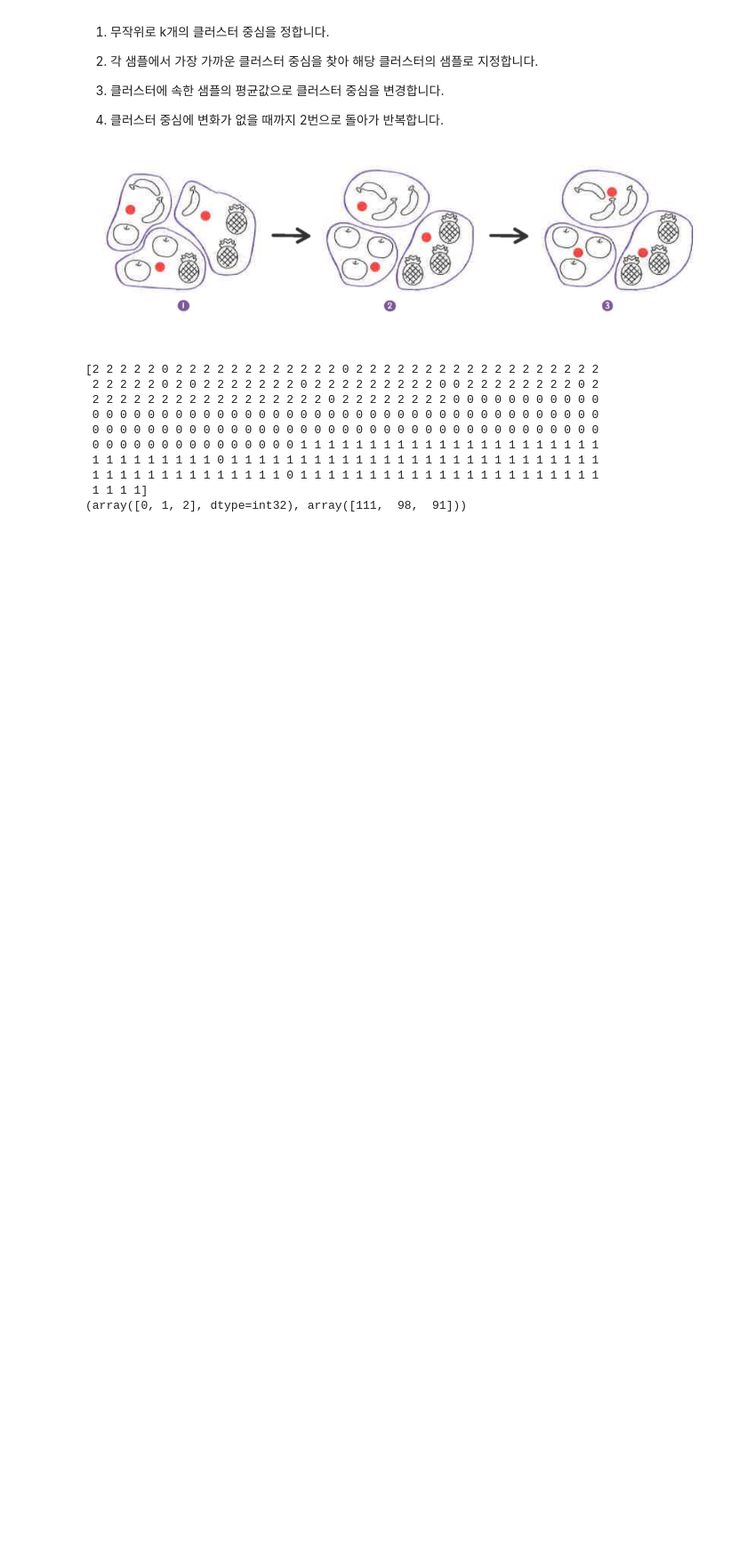
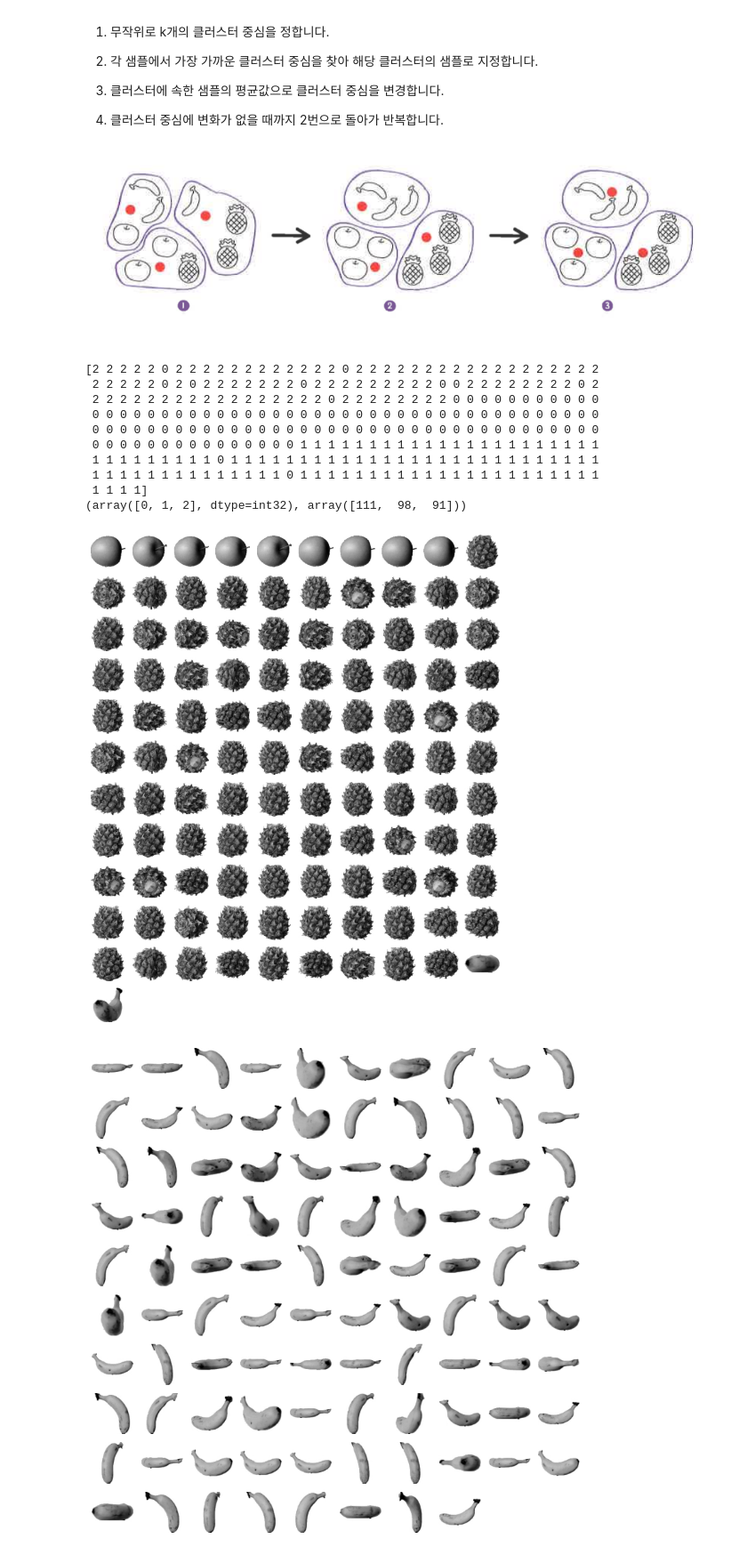
Before and after one commit to jongyunwoo/machinelearning-deeplearning, a Jupyter notebook: 머신러닝+딥러닝06-2.ipynb, the cells around one changed output. Shown at 89% size. Drawn from its saved outputs; the diff is of its cells as text; code cells hidden in the pictures; blank space fills up the shorter version.

```diff
--- a/머신러닝+딥러닝06-2.ipynb
+++ b/머신러닝+딥러닝06-2.ipynb
@@ -21,10 +21,10 @@ import matplotlib.pyplot as plt
 fruits = np.load('/Users/ujong-yun/Documents/GitHub/machinelearning-deeplearning/fruits_300.npy')
 fruits_2d = fruits.reshape(-1, 100*100)
 # %%
-kn = KMeans(n_clusters=3, random_state=42)
-kn.fit(fruits_2d)
-print(kn.labels_)
-print(np.unique(kn.labels_, return_counts=True))
+km = KMeans(n_clusters=3, random_state=42)
+km.fit(fruits_2d)
+print(km.labels_)
+print(np.unique(km.labels_, return_counts=True))
 # %% [output]
 [2 2 2 2 2 0 2 2 2 2 2 2 2 2 2 2 2 2 0 2 2 2 2 2 2 2 2 2 2 2 2 2 2 2 2 2 2
  2 2 2 2 2 0 2 0 2 2 2 2 2 2 2 0 2 2 2 2 2 2 2 2 2 0 0 2 2 2 2 2 2 2 2 0 2
@@ -49,3 +49,10 @@ def draw_fruits(arr, ratio = 1):
                 ax[i, j].imshow(arr[i*10 + j], cmap = 'gray_r')
             ax[i, j].axis('off')
     plt.show()
+# %%
+draw_fruits(fruits[km.labels_==0])
+draw_fruits(fruits[km.labels_==1])
+draw_fruits(fruits[km.labels_==2])
+# %% [output]
+[figure, added]
+[figure, added]
```
Also changed, not shown: parts of 7 cells of this notebook.
